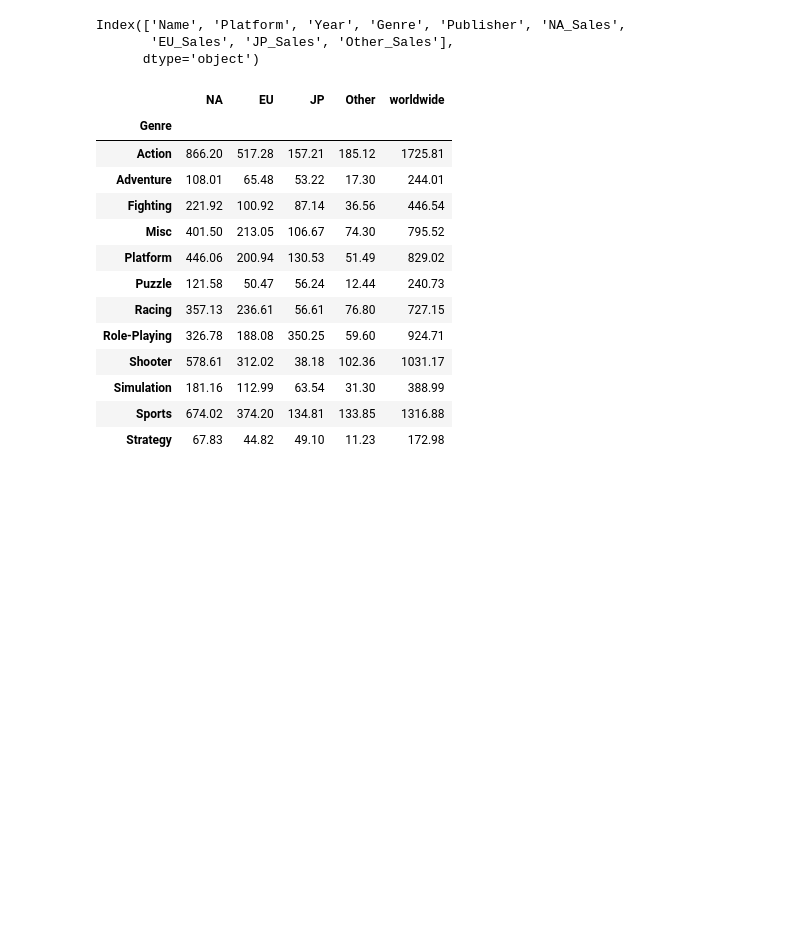
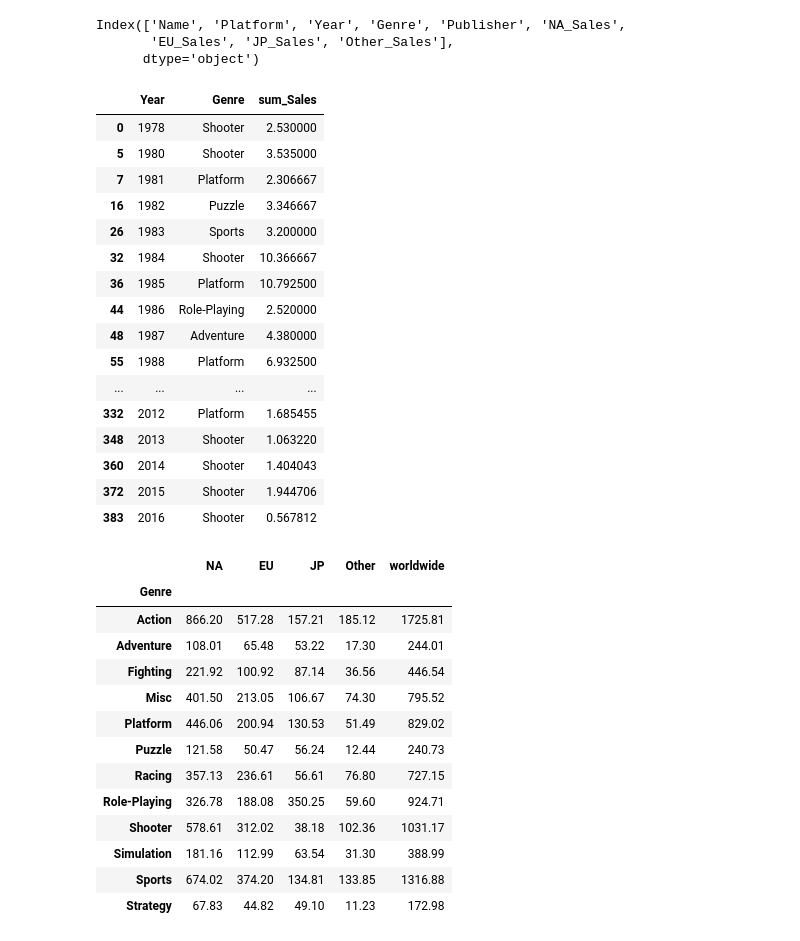
Before and after one commit to jennifer060697/AI15_Project, a Jupyter notebook: project 1 _ games.ipynb, the cells around one changed output. Drawn from its saved outputs; the diff is of its cells as text; code cells hidden in the pictures; blank space fills up the shorter version.

```diff
--- a/project 1 _ games.ipynb
+++ b/project 1 _ games.ipynb
@@ -383,6 +383,28 @@ Index(['Name', 'Platform', 'Year', 'Genre', 'Publisher', 'NA_Sales',
       dtype='object')
 # %%
 df_nonull['sum_Sales'] = df_nonull['EU_Sales'] + df_nonull['NA_Sales'] + df_nonull['JP_Sales'] +df_nonull['Other_Sales']
+# %%
+dfnew = df_nonull.groupby(['Year','Genre'])['sum_Sales'].mean().reset_index().sort_values("sum_Sales", ascending = False)
+# %%
+dfnew.drop_duplicates("Year").sort_values("Year")
+# %% [output]
+|  | Year | Genre | sum_Sales |
+| 0 | 1978 | Shooter | 2.530000 |
+| 5 | 1980 | Shooter | 3.535000 |
+| 7 | 1981 | Platform | 2.306667 |
+| 16 | 1982 | Puzzle | 3.346667 |
+| 26 | 1983 | Sports | 3.200000 |
+| 32 | 1984 | Shooter | 10.366667 |
+| 36 | 1985 | Platform | 10.792500 |
+| 44 | 1986 | Role-Playing | 2.520000 |
+| 48 | 1987 | Adventure | 4.380000 |
+| 55 | 1988 | Platform | 6.932500 |
+| ... | ... | ... | ... |
+| 332 | 2012 | Platform | 1.685455 |
+| 348 | 2013 | Shooter | 1.063220 |
+| 360 | 2014 | Shooter | 1.404043 |
+| 372 | 2015 | Shooter | 1.944706 |
+| 383 | 2016 | Shooter | 0.567812 |
 # %%
 # 전세계 장르당 연도별 판매량 추이 df1_worldwide_pivot
 df1_worldwide_pivot = pd.pivot_table(df_nonull, index = 'Genre',columns='Year', values='sum_Sales', aggfunc = np.sum)
```
Also changed, not shown: parts of 2 cells of this notebook.
